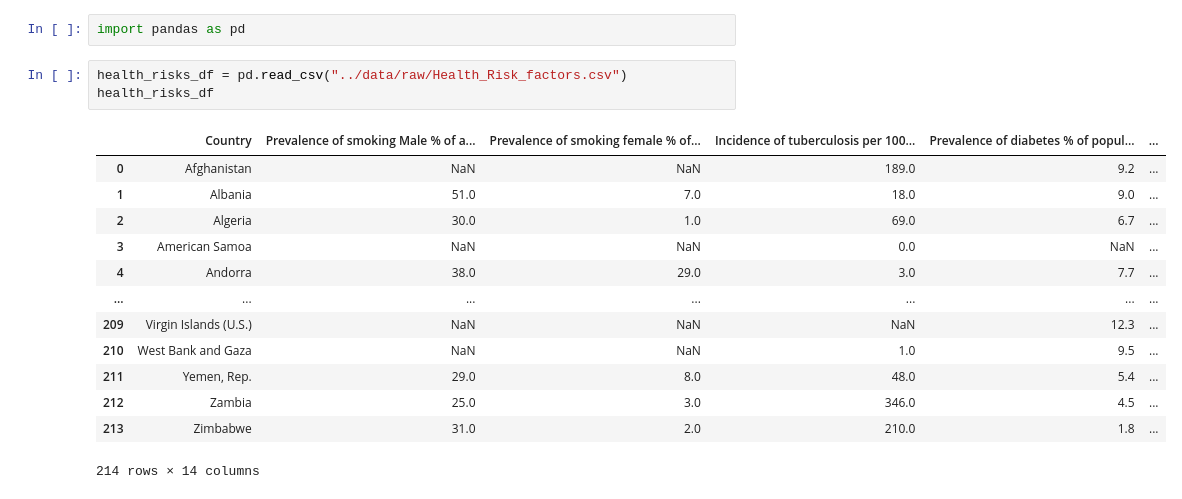
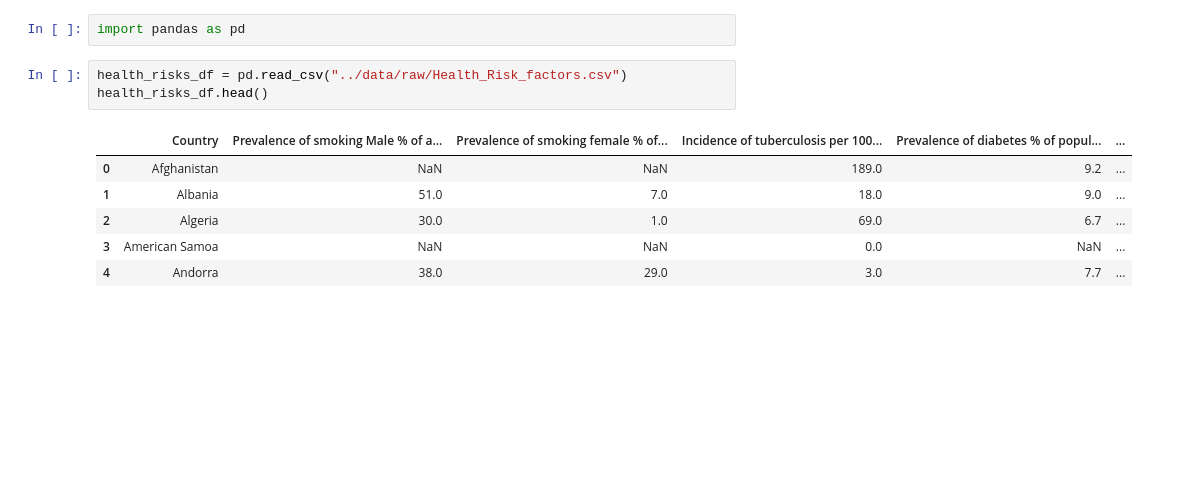
Before and after one commit to riddhibattu/CPSC368_project_health-emissions, a Jupyter notebook: src/EDA_health-emissions.ipynb, the cells around one changed output. Saved outputs shown, nothing was run; the diff lists cells and outputs as text; blank space fills up the shorter version.

```diff
--- a/src/EDA_health-emissions.ipynb
+++ b/src/EDA_health-emissions.ipynb
@@ -2,19 +2,12 @@
 import pandas as pd
 # %%
 health_risks_df = pd.read_csv("../data/raw/Health_Risk_factors.csv")
-health_risks_df
+health_risks_df.head()
 # %% [output]
 |  | Country | Prevalence of smoking Male % of a... | Prevalence of smoking female % of... | Incidence of tuberculosis per 100... | Prevalence of diabetes % of popul... | ... |
 | 0 | Afghanistan | NaN | NaN | 189.0 | 9.2 | ... |
 | 1 | Albania | 51.0 | 7.0 | 18.0 | 9.0 | ... |
 | 2 | Algeria | 30.0 | 1.0 | 69.0 | 6.7 | ... |
 | 3 | American Samoa | NaN | NaN | 0.0 | NaN | ... |
 | 4 | Andorra | 38.0 | 29.0 | 3.0 | 7.7 | ... |
-| ... | ... | ... | ... | ... | ... | ... |
-| 209 | Virgin Islands (U.S.) | NaN | NaN | NaN | 12.3 | ... |
-| 210 | West Bank and Gaza | NaN | NaN | 1.0 | 9.5 | ... |
-| 211 | Yemen, Rep. | 29.0 | 8.0 | 48.0 | 5.4 | ... |
-| 212 | Zambia | 25.0 | 3.0 | 346.0 | 4.5 | ... |
-| 213 | Zimbabwe | 31.0 | 2.0 | 210.0 | 1.8 | ... |
-214 rows × 14 columns
 # %%
```
Also changed, not shown: parts of 14 cells of this notebook.
